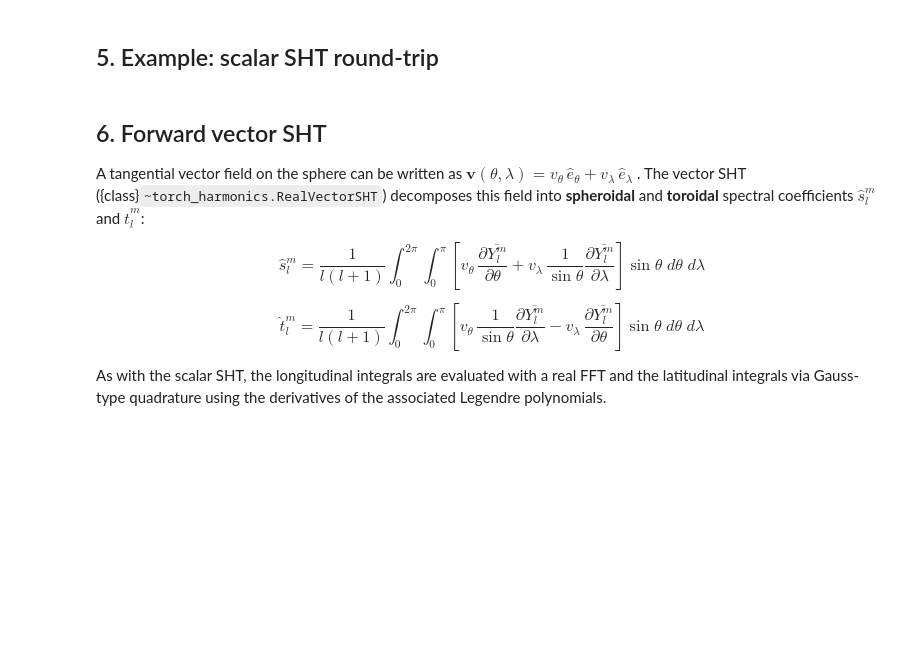
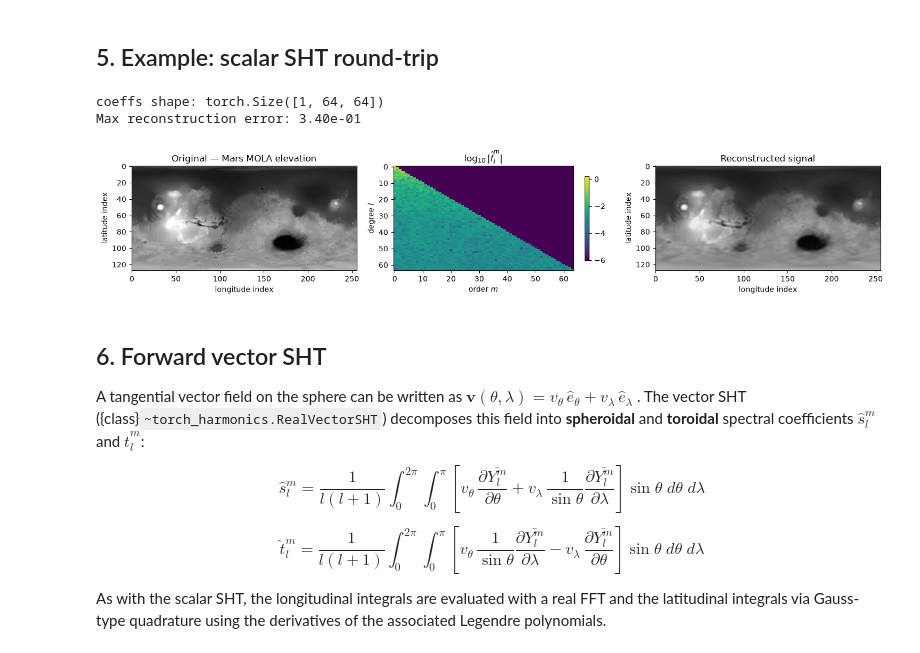
Before and after one commit to NVIDIA/torch-harmonics, a Jupyter notebook: docs/guide/spherical_harmonic_transforms.ipynb, the cells around one changed output. Saved outputs shown, nothing was run; the diff lists cells and outputs as text; code cells hidden in the pictures; blank space fills up the shorter version.

```diff
--- a/docs/guide/spherical_harmonic_transforms.ipynb
+++ b/docs/guide/spherical_harmonic_transforms.ipynb
@@ -127,17 +127,33 @@ point and is preferred when maximum accuracy at low resolution is needed.
 # %% [markdown]
 ## 5. Example: scalar SHT round-trip
 # %%
+import os
+import subprocess
+
 import matplotlib.pyplot as plt
+import numpy as np
 import torch
+import torch.nn.functional as F
+from PIL import Image
 
 import torch_harmonics as th
 
+# download the MOLA Mars elevation map (courtesy of NASA)
+mola_path = "/tmp/mola_topo.jpg"
+if not os.path.exists(mola_path):
+    subprocess.check_call([
+        "curl", "-sL", "-o", mola_path,
+        "https://astrogeology.usgs.gov/ckan/dataset/83c20dbd-e2b3-4e5b-b019-f13d4fdffa38/resource/57f84b24-d56c-42dd-a34d-cf9d61a82d2c/download/mars_mgs_mola_dem_mosaic_global_1024.jpg",
+    ])
+
+img = np.array(Image.open(mola_path).convert("L"), dtype=np.float32) / 255.0
+signal = torch.from_numpy(img).unsqueeze(0).unsqueeze(0)
+
 nlat, nlon = 128, 256
+signal = F.interpolate(signal, size=(nlat, nlon), mode="bilinear", align_corners=False).squeeze(0)
+
 sht = th.RealSHT(nlat, nlon, grid="equiangular")
 isht = th.InverseRealSHT(nlat, nlon, grid="equiangular")
-
-# create a test signal: a few spherical harmonic modes
-signal = torch.randn(1, nlat, nlon)
 
 # forward transform
 coeffs = sht(signal)
@@ -148,30 +164,34 @@ reconstructed = isht(coeffs)
 err = (signal - reconstructed).abs().max().item()
 print(f"coeffs shape: {coeffs.shape}")
 print(f"Max reconstruction error: {err:.2e}")
+# %% [output]
+coeffs shape: torch.Size([1, 64, 64])
+Max reconstruction error: 3.40e-01
 # %%
 fig, axes = plt.subplots(1, 3, figsize=(15, 3))
 
-vmax = signal[0].abs().max().item()
-axes[0].imshow(signal[0], cmap="RdBu", aspect="auto", vmin=-vmax, vmax=vmax)
-axes[0].set_title("Original signal")
+axes[0].imshow(signal[0], cmap="gray", aspect="auto")
+axes[0].set_title("Original — Mars MOLA elevation")
 axes[0].set_xlabel("longitude index")
 axes[0].set_ylabel("latitude index")
 
 # show the log-magnitude of the spectral coefficients
 spec = coeffs[0].abs().log10().clamp(min=-6)
 im = axes[1].imshow(spec, aspect="auto", cmap="viridis")
 axes[1].set_title("$\\log_{10}|\\hat{f}_l^m|$")
 axes[1].set_xlabel("order $m$")
 axes[1].set_ylabel("degree $l$")
 plt.colorbar(im, ax=axes[1], shrink=0.8)
 
-axes[2].imshow(reconstructed[0], cmap="RdBu", aspect="auto", vmin=-vmax, vmax=vmax)
+axes[2].imshow(reconstructed[0], cmap="gray", aspect="auto")
 axes[2].set_title("Reconstructed signal")
 axes[2].set_xlabel("longitude index")
 axes[2].set_ylabel("latitude index")
 
 plt.tight_layout()
 plt.show()
+# %% [output]
+[figure, added]
 # %% [markdown]
 ## 6. Forward vector SHT
 
```
Also changed, not shown: parts of 5 cells of this notebook.
